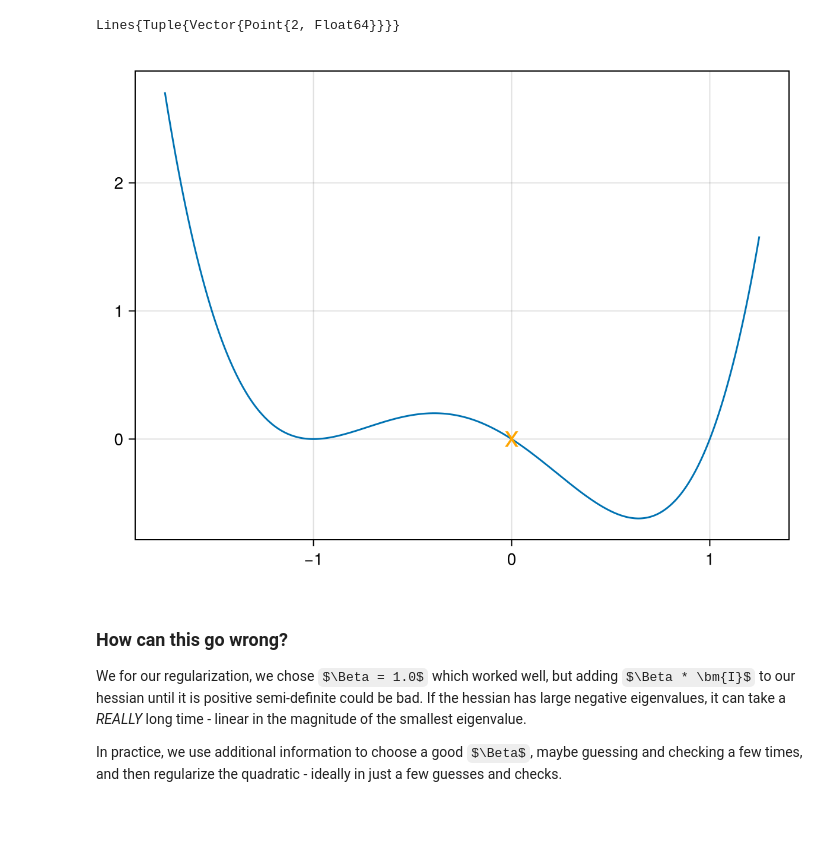
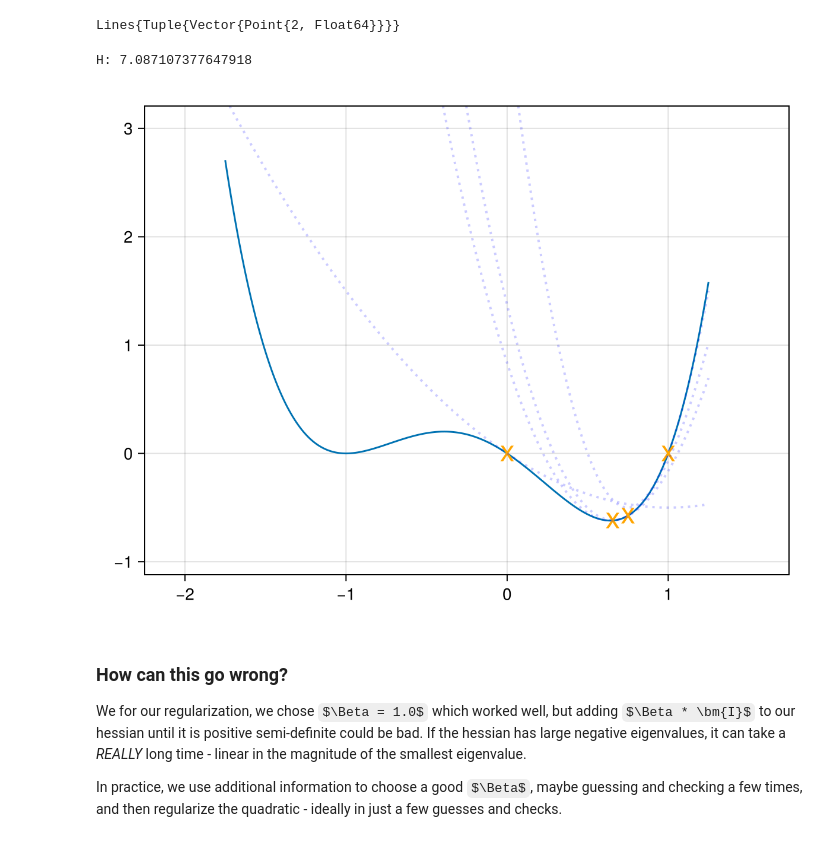
Before and after one commit to xoth42/QNumerics2025_Control, a Jupyter notebook: lecture-1/opt.ipynb, the cells around one changed output. Drawn from its saved outputs; the diff is of its cells as text; code cells hidden in the pictures; some formulas as TeX source.

```diff
--- a/lecture-1/opt.ipynb
+++ b/lecture-1/opt.ipynb
@@ -94,8 +94,8 @@ end
 # %% [output]
 ∇²h (generic function with 1 method)
 # %%
-xᵢ = x₀
-# xᵢ = 0.0
+# xᵢ = x₀
+xᵢ = 0.0
 newton_step(xᵢ) = xᵢ - ∇²h(xᵢ)\∇h(xᵢ)
 
 ## Initial plot
@@ -111,11 +111,11 @@ plot!(ax1, [xᵢ], [h(xᵢ)], color=:orange, marker='x', markersize=25)
 # plot the quadratic approximation of the function at xᵢ as a dotted line,
 # notice how the newton step moves to the argmin of the quadratic approximation
 
-# h_q(x, xᵢ) = h(xᵢ) .+ ∇h(xᵢ) * (x .- xᵢ) .+ 0.5 * ∇²h(xᵢ) * (x .- xᵢ).^2
-# y_min = minimum(h_q(x, xᵢ))
-# y_max = maximum(h_q(x, xᵢ))
-# ylims!(ax1, y_min - 0.5, y_max + 0.5)
-# lines!(ax1, x, h_q(x, xᵢ), color=:blue, linestyle=:dot, linewidth=2, alpha=0.2)
+h_q(x, xᵢ) = h(xᵢ) .+ ∇h(xᵢ) * (x .- xᵢ) .+ 0.5 * ∇²h(xᵢ) * (x .- xᵢ).^2
+y_min = minimum(h(x))
+y_max = maximum(h(x))
+ylims!(ax1, y_min - 0.5, y_max + 0.5)
+lines!(ax1, x, h_q(x, xᵢ), color=:blue, linestyle=:dot, linewidth=2, alpha=0.2)
 
 xᵢ = xᵢ₊₁
 fig1
@@ -160,25 +162,26 @@ Lines{Tuple{Vector{Point{2, Float64}}}}
 # %%
 xᵢ₊₁ = regularized_newton_step(xᵢ)
 plot!(ax1, [xᵢ], [h(xᵢ)], color=:orange, marker='x', markersize=25)
 
 # plot the quadratic approximation of the function at xᵢ as a dotted line with a regularized hessian,
-# function h_regularized_q(x, xᵢ)
-#     H = ∇²h(xᵢ)
-#     while !isposdef(H) # don't do this in your own code!
-#         H = H + β*I
-#     end
-#     println("H: ", H)
-#     return h(xᵢ) .+ ∇h(xᵢ) * (x .- xᵢ) .+ 0.5 * H * (x .- xᵢ).^2
-# end
+function h_regularized_q(x, xᵢ)
+    H = ∇²h(xᵢ)
+    while !isposdef(H) # don't do this in your own code!
+        H = H + β*I
+    end
+    println("H: ", H)
+    return h(xᵢ) .+ ∇h(xᵢ) * (x .- xᵢ) .+ 0.5 * H * (x .- xᵢ).^2
+end
 
-# ylims!(ax1, y_min - 0.5, y_max + 0.5)
-# xlims!(ax1, minimum(x) - 0.5, maximum(x) + 0.5)
-# lines!(ax1, x, h_regularized_q(x, xᵢ), color=:blue, linestyle=:dot, linewidth=2, alpha=0.2)
+ylims!(ax1, y_min - 0.5, y_max + 0.5)
+xlims!(ax1, minimum(x) - 0.5, maximum(x) + 0.5)
+lines!(ax1, x, h_regularized_q(x, xᵢ), color=:blue, linestyle=:dot, linewidth=2, alpha=0.2)
 
 xᵢ = xᵢ₊₁
 fig1
 # %% [output]
+H: 7.087107377647918
-[figure, old version]
+[figure, new version]
 # %% [markdown]
 ### How can this go wrong?
 
```
Also changed, not shown: parts of 7 cells of this notebook.
